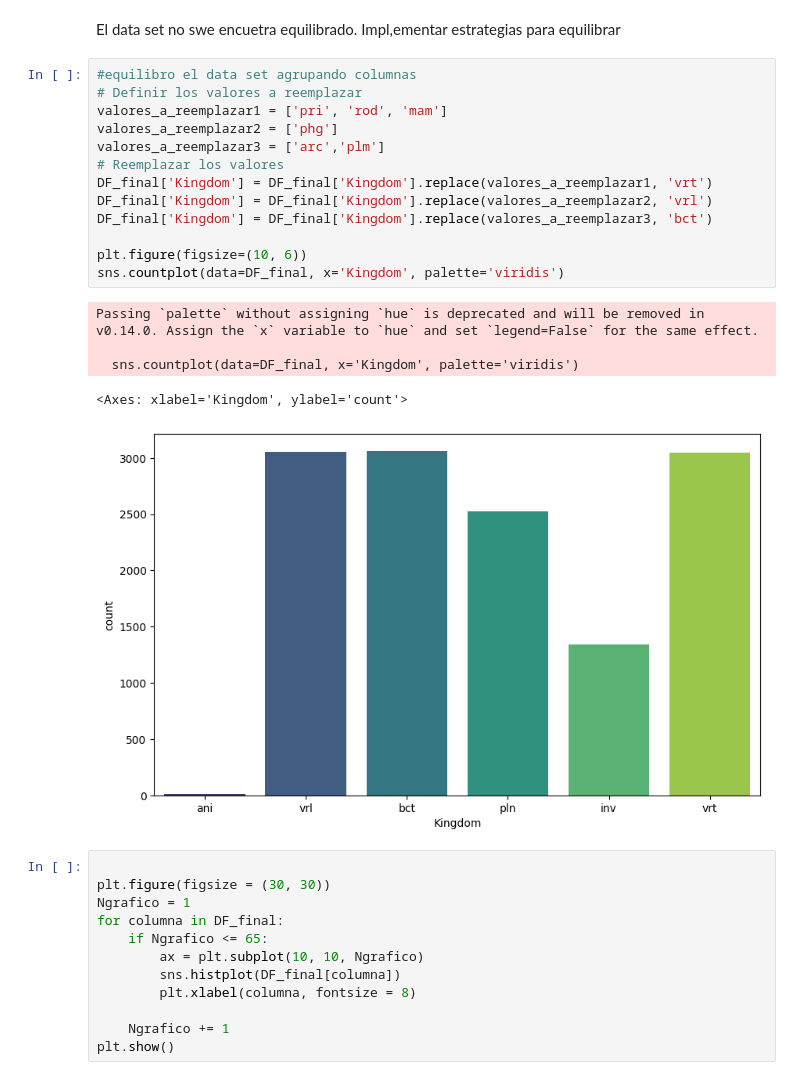
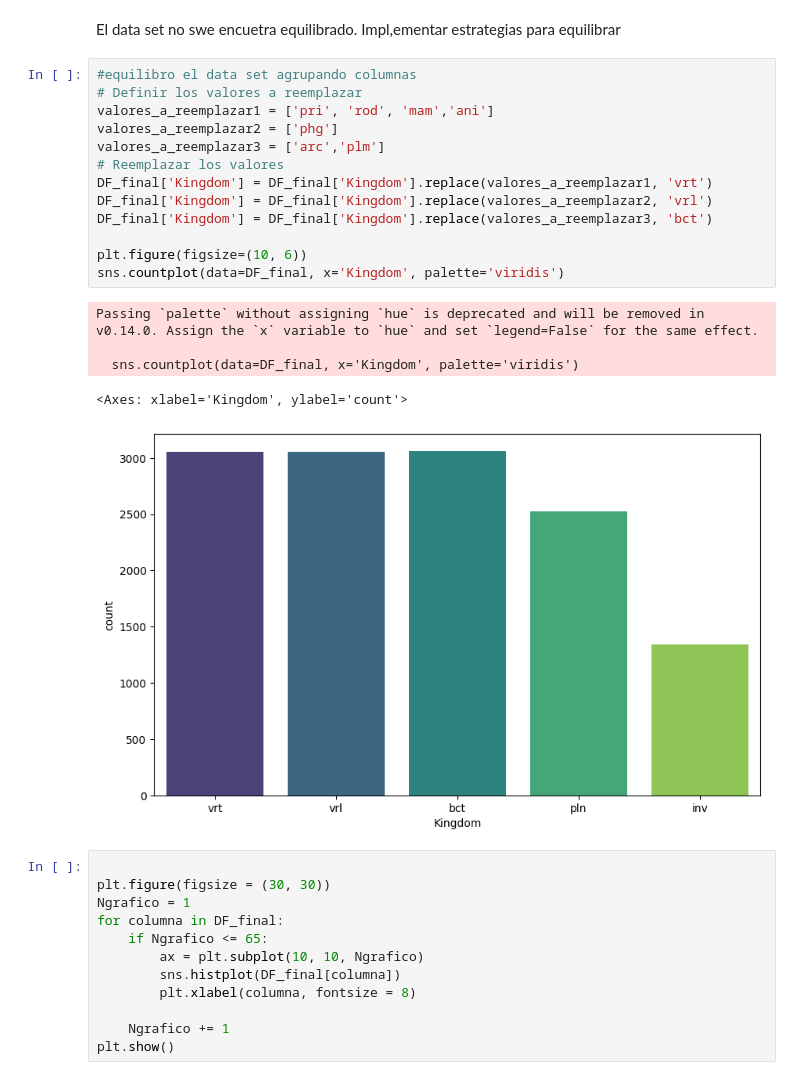
Before and after one commit to esconjaureguy/codon_usage, a Jupyter notebook: codon_usage.ipynb, the cells around one changed output. Saved outputs shown, nothing was run; the diff lists cells and outputs as text.

```diff
--- a/codon_usage.ipynb
+++ b/codon_usage.ipynb
@@ -528,22 +519,22 @@ El data set no swe encuetra equilibrado. Impl,ementar estrategias para equilibra
 # %%
 #equilibro el data set agrupando columnas
 # Definir los valores a reemplazar
-valores_a_reemplazar1 = ['pri', 'rod', 'mam']
+valores_a_reemplazar1 = ['pri', 'rod', 'mam','ani']
 valores_a_reemplazar2 = ['phg']
 valores_a_reemplazar3 = ['arc','plm']
 # Reemplazar los valores
 DF_final['Kingdom'] = DF_final['Kingdom'].replace(valores_a_reemplazar1, 'vrt')
 DF_final['Kingdom'] = DF_final['Kingdom'].replace(valores_a_reemplazar2, 'vrl')
 DF_final['Kingdom'] = DF_final['Kingdom'].replace(valores_a_reemplazar3, 'bct')
 
 plt.figure(figsize=(10, 6))
 sns.countplot(data=DF_final, x='Kingdom', palette='viridis')
 # %% [output]
 Passing `palette` without assigning `hue` is deprecated and will be removed in v0.14.0. Assign the `x` variable to `hue` and set `legend=False` for the same effect.
 
   sns.countplot(data=DF_final, x='Kingdom', palette='viridis')
 <Axes: xlabel='Kingdom', ylabel='count'>
-[figure, old version]
+[figure, new version]
 # %%
 
 plt.figure(figsize = (30, 30))
```
Also changed, not shown: parts of 24 cells of this notebook.
